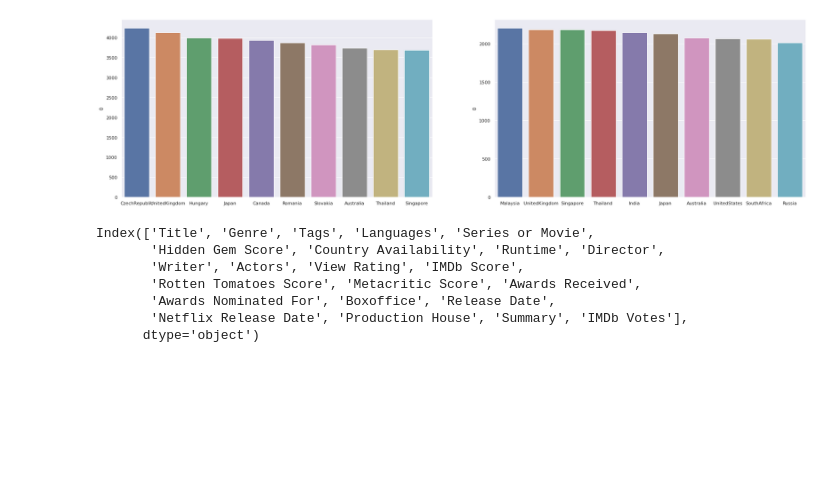
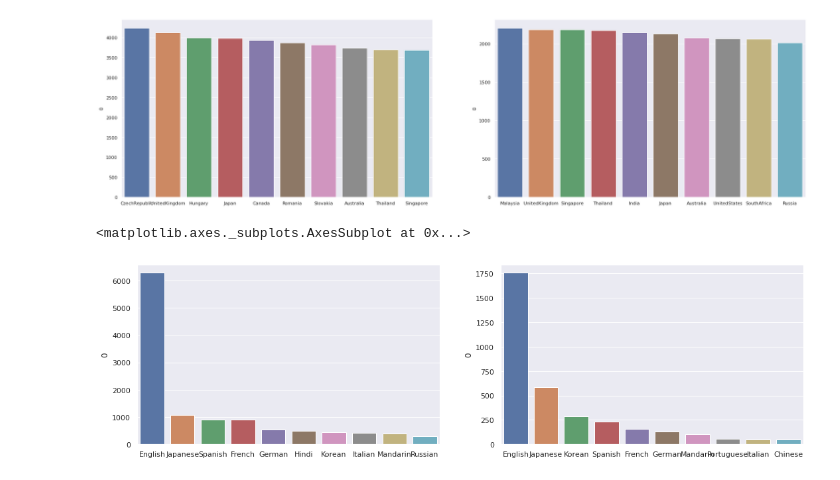
Before and after one commit to rajput-t/netflix_nlp_p1, a Jupyter notebook: Netflix.ipynb, the cells around one changed output. Saved outputs shown, nothing was run; the diff lists cells and outputs as text; code cells hidden in the pictures; blank space fills up the shorter version.

```diff
--- a/Netflix.ipynb
+++ b/Netflix.ipynb
@@ -90,7 +90,7 @@ sns.countplot(dfm['Runtime'])
 <matplotlib.axes._subplots.AxesSubplot at 0x...>
 [figure]
 # %%
-def cc(col,a=10):
+def cc(col,a=10,b=False):
 #     this function takes a column as input and outputs a bargraph that gives the count of top 10 occurances
     col=col.dropna()
     l=[]
@@ -104,7 +104,7 @@ def cc(col,a=10):
         else:
             d[i]=1
     df=pd.DataFrame(d.values(),index=d.keys())
-    df=df.sort_values(0, ascending=False)
+    df=df.sort_values(0, ascending=b)
     x=sns.barplot(x=df.index[0:a],y=df[0][0:a])
     return x
 # %%
@@ -125,13 +125,12 @@ cc(dfs['Country Availability'])
 # %% [output]
 <matplotlib.axes._subplots.AxesSubplot at 0x...>
 [figure]
-# %%
-df.columns
-# %% [output]
-Index(['Title', 'Genre', 'Tags', 'Languages', 'Series or Movie',
-       'Hidden Gem Score', 'Country Availability', 'Runtime', 'Director',
-       'Writer', 'Actors', 'View Rating', 'IMDb Score',
-       'Rotten Tomatoes Score', 'Metacritic Score', 'Awards Received',
-       'Awards Nominated For', 'Boxoffice', 'Release Date',
-       'Netflix Release Date', 'Production House', 'Summary', 'IMDb Votes'],
-      dtype='object')
+# %%
+sns.set(rc={'figure.figsize':(18,5)})
+plt.subplot(1,2,1)
+cc(dfm['Languages'])
+plt.subplot(1,2,2)
+cc(dfs['Languages'])
+# %% [output]
+<matplotlib.axes._subplots.AxesSubplot at 0x...>
+[figure, added]
```
Also changed, not shown: parts of 9 cells of this notebook.
